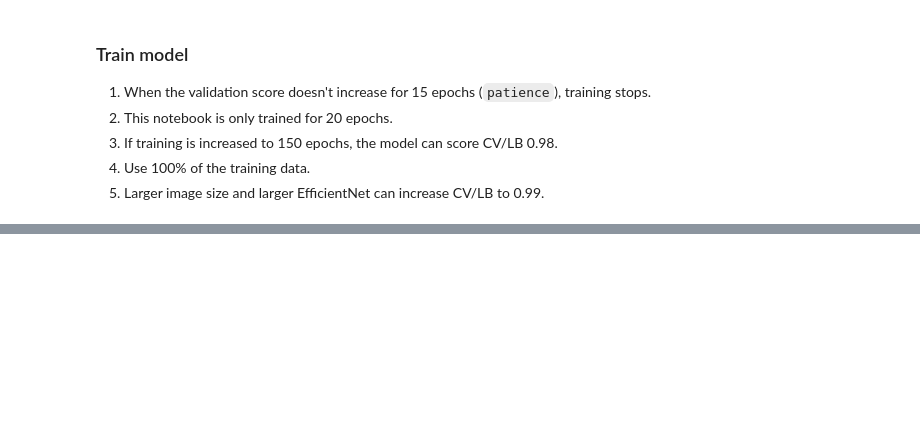
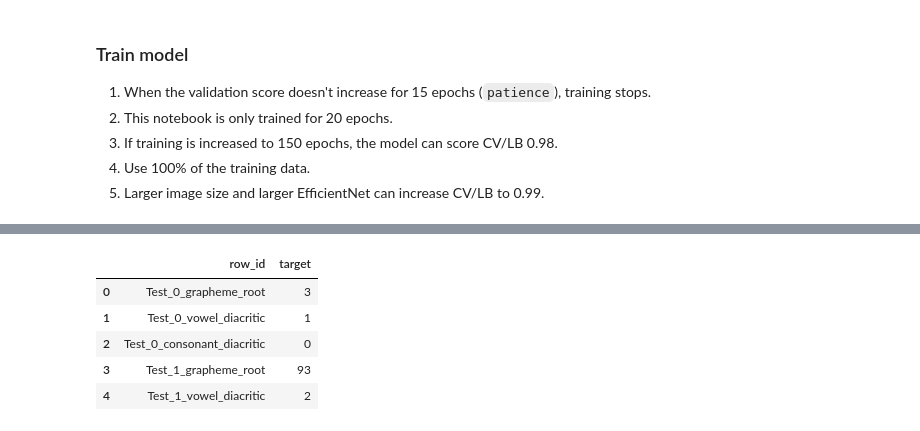
Before and after one commit to ivogeorg/kaggle-bengali-cv19, a Jupyter notebook: notebooks/chris-deotte-pipeline.ipynb, the cells around one changed output, grey strips where cells are left out. Saved outputs shown, nothing was run; the diff lists cells and outputs as text; code cells hidden in the pictures; blank space fills up the shorter version.

Commit message:
finished .91% submission

```diff
--- a/notebooks/chris-deotte-pipeline.ipynb
+++ b/notebooks/chris-deotte-pipeline.ipynb
@@ -542,0 +604,9 @@ INFO:tensorflow:batch_all_reduce: 422 all-reduces with algorithm = nccl, num_pac
+# %%
+def getTest(x):
+    f = 'test_image_data_%i.parquet' % x
+    img = pd.read_parquet(os.path.join(data_dir, f)) # pd df
+    img = img.iloc[:, 1:].values.reshape((-1, 137, 236, 1)) # np array
+    img2 = np.zeros((img.shape[0], DIM, DIM, 1), dtype='float32')
+    for j in range(img.shape[0]):
+        img2[j, :, :, 0] = cv2.resize(img[j, ], (DIM, DIM), interpolation=cv2.INTER_AREA)
+    return (255 - img2) / 255
@@ -542,0 +668,19 @@ INFO:tensorflow:batch_all_reduce: 422 all-reduces with algorithm = nccl, num_pac
+# %%
+submission_dir = '../submission'
+row_id = []
+target = []
+for i in range(len(pred1)):
+    row_id += [f'Test_{i}_grapheme_root',
+               f'Test_{i}_vowel_diacritic',
+               f'Test_{i}_consonant_diacritic']
+    target += [pred1[i], pred2[i], pred3[i]]
+sub = pd.DataFrame({'row_id': row_id, 'target': target})
+sub.to_csv('submission.csv', index=False)
+sub.head()
+# %% [output]
+|  | row_id | target |
+| 0 | Test_0_grapheme_root | 3 |
+| 1 | Test_0_vowel_diacritic | 1 |
+| 2 | Test_0_consonant_diacritic | 0 |
+| 3 | Test_1_grapheme_root | 93 |
+| 4 | Test_1_vowel_diacritic | 2 |
```
Also changed, not shown: parts of 13 cells of this notebook, 9 other files.
